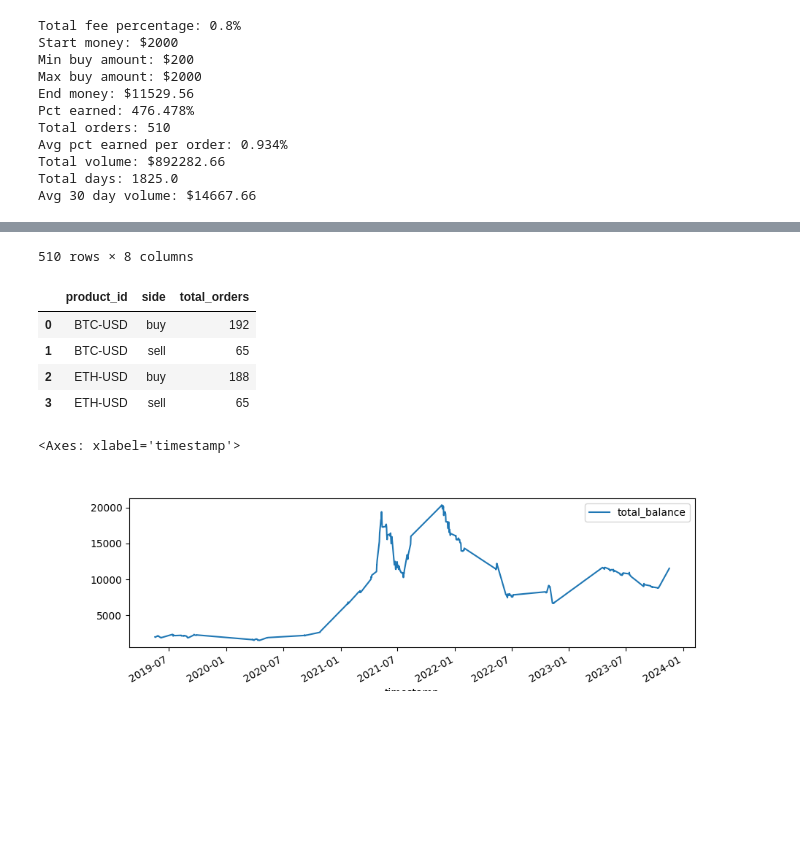
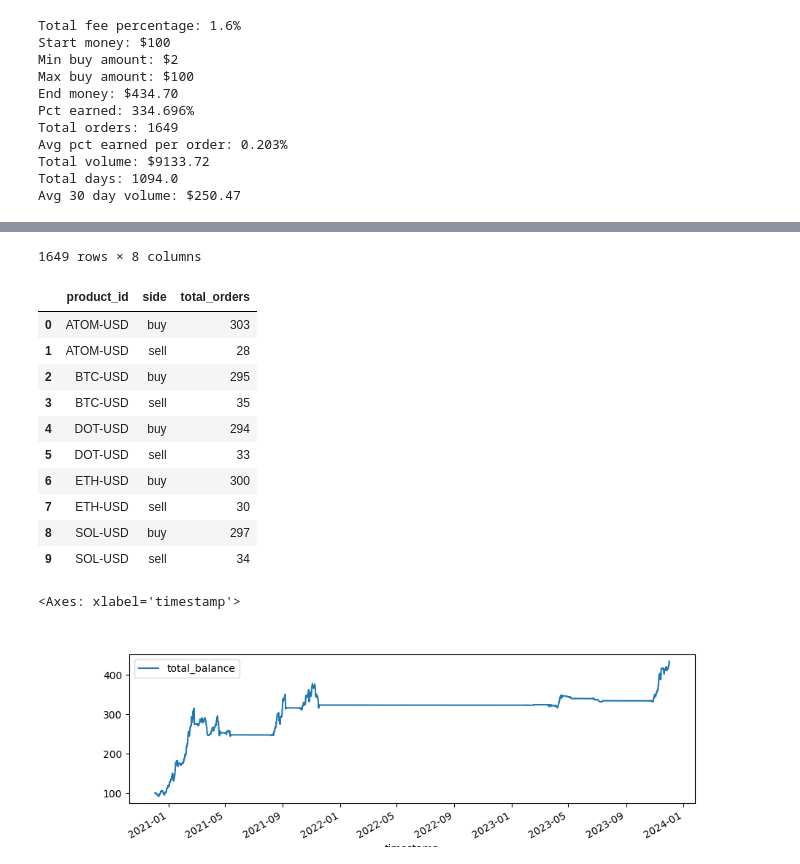
Before and after one commit to daneisburgh/invaas, a Jupyter notebook: notebooks/backtesting-test10.ipynb, the cells around one changed output, grey strips where cells are left out. Saved outputs shown, nothing was run; the diff lists cells and outputs as text; code cells hidden in the pictures; blank space fills up the shorter version.

```diff
--- a/notebooks/backtesting-test10.ipynb
+++ b/notebooks/backtesting-test10.ipynb
@@ -14,7 +14,8 @@ pd.options.display.max_rows = 100
 
 import notebook_utils
 
-product_ids = ["BTC-USD", "ETH-USD"]
+product_ids = ["ATOM-USD", "BTC-USD", "DOT-USD", "ETH-USD", "SOL-USD"]
+# product_ids = ["BTC-USD", "ETH-USD"]
 # %%
 def get_df_fear_greed_index():
     print("Retrieving historical fear and greed index")
@@ -31,7 +32,7 @@ def get_df_fear_greed_index():
 def get_df_history(product_id):
     print(f"Retrieving historical data for {product_id}")
 
-    df_history = yf.Ticker(product_id).history(interval="1d", period="5y")[:-1]
+    df_history = yf.Ticker(product_id).history(interval="1d", period="3y")[:-1]
     df_history.columns = map(str.lower, df_history.columns)
 
     timestamps = [pd.to_datetime(x, utc=True) for x in df_history.index.values]
@@ -125,5 +129,5 @@ plt.show()
 # %%
-fee_pct = 0.8
+fee_pct = 1.6
 p_keep = 1 - (fee_pct / 2 / 100)
 print(f"Total fee percentage: {fee_pct}%")
 
@@ -136,12 +140,12 @@ for product_id in product_ids:
     coins[product_id] = 0
     coins_hold[product_id] = 0
 
-money = 2000
+money = 100
 start_money = money
 print(f"Start money: ${start_money}")
 
-min_buy_amount = 200
-max_buy_amount = 2000
+min_buy_amount = 2
+max_buy_amount = 100
 print(f"Min buy amount: ${min_buy_amount}")
 print(f"Max buy amount: ${max_buy_amount}")
 
@@ -186,16 +190,19 @@ for index, row in df_final.iterrows():
     condition_factor = None
 
     if (
-        # row.fear_greed_index > 15
+        row.fear_greed_index > 60
+        # and row.fear_greed_index > row.fear_greed_index_min_30
+
         # and row.fear_greed_index < 90
         # row.fear_greed_index == row.fear_greed_index_min_30
         # money > len(product_ids)
 
-        # coins[product_id] * row.close < 1000
-        # and row.fear_greed_index < row.fear_greed_index_max_120
+        # and coins_hold[product_id] <= 7
+        and (coins[product_id] * row.close) < 1000
+        and money >= min_buy_amount
 
-        row.close_gradient_90 > row.close_gradient_min_90
-        and row.fear_greed_index_gradient_90 > row.fear_greed_index_gradient_min_90
+        # and row[f"close_gradient_{days}"] > 0
+        # and row[f"fear_greed_index_gradient_{days}"] > 0
 
         and pd.to_datetime(index, utc=True) != pd.to_datetime(df_final.index.values[-1], utc=True)
     ):
@@ -205,11 +212,12 @@ for index, row in df_final.iterrows():
 
     if condition_action == "buy":
         # condition_factor = (100 - row.fear_greed_index) / 100
-        condition_factor = 1
-        buy_amount = floor_value(money / len(product_ids) * condition_factor, 2)
+        # # # condition_factor = 1
+        # buy_amount = floor_value(money / len(product_ids) * condition_factor, 2)
+        # buy_amount = money / len(product_ids)
+        buy_amount = floor_value(money / len(product_ids) / 10, 2)
         buy_amount = buy_amount if buy_amount >= min_buy_amount else min_buy_amount
         buy_amount = buy_amount if buy_amount <= max_buy_amount else max_buy_amount
-        # buy_amount = 100
 
         if money >= buy_amount and buy_amount > 0:
             money -= buy_amount
@@ -231,11 +239,12 @@ for index, row in df_final.iterrows():
                     # "fear_greed_index_min_30": row.fear_greed_index_min_30
                 }
             )
-    elif condition_action == "sell" and coins[product_id] > 0:
+    elif condition_action == "sell":
         # condition_factor = row.fear_greed_index / 100
         condition_factor = 1
         sell_coins = floor_value(coins[product_id] * condition_factor, 8)
         coins[product_id] = coins[product_id] - sell_coins
+        coins_hold[product_id] = 0
         sell_amount = sell_coins * row.close * p_keep
 
         if sell_amount > 0:
@@ -256,6 +265,8 @@ for index, row in df_final.iterrows():
                     # "fear_greed_index_min_30": row.fear_greed_index_min_30
                 }
             )
+
+    coins_hold[product_id] += 1
 
 money += sum(
     [
@@ -296,16 +307,16 @@ df_orders[["total_balance"]].plot(figsize=(10, 3))
 # df_orders_scaled = df_orders[["total_balance", "fear_greed_index", "fear_greed_index_min_30"]]
 # df_orders_scaled = pd.DataFrame(scaler.fit_transform(df_orders_scaled.values), index=df_orders_scaled.index, columns=df_orders_scaled.columns).plot(figsize=(10, 3))
 # %% [output]
-Total fee percentage: 0.8%
-Start money: $2000
-Min buy amount: $200
-Max buy amount: $2000
-End money: $11529.56
-Pct earned: 476.478%
-Total orders: 510
-Avg pct earned per order: 0.934%
-Total volume: $892282.66
-Total days: 1825.0
-Avg 30 day volume: $14667.66
+Total fee percentage: 1.6%
+Start money: $100
+Min buy amount: $2
+Max buy amount: $100
+End money: $434.70
+Pct earned: 334.696%
+Total orders: 1649
+Avg pct earned per order: 0.203%
+Total volume: $9133.72
+Total days: 1094.0
+Avg 30 day volume: $250.47
 |  | product_id | side | amount | coins | value | money | total_balance | fear_greed_index |
 | timestamp |  |  |  |  |  |  |  |  |
@@ -323,8 +334,14 @@ Avg 30 day volume: $14667.66
-510 rows × 8 columns
+1649 rows × 8 columns
 |  | product_id | side | total_orders |
-| 0 | BTC-USD | buy | 192 |
-| 1 | BTC-USD | sell | 65 |
-| 2 | ETH-USD | buy | 188 |
-| 3 | ETH-USD | sell | 65 |
+| 0 | ATOM-USD | buy | 303 |
+| 1 | ATOM-USD | sell | 28 |
+| 2 | BTC-USD | buy | 295 |
+| 3 | BTC-USD | sell | 35 |
+| 4 | DOT-USD | buy | 294 |
+| 5 | DOT-USD | sell | 33 |
+| 6 | ETH-USD | buy | 300 |
+| 7 | ETH-USD | sell | 30 |
+| 8 | SOL-USD | buy | 297 |
+| 9 | SOL-USD | sell | 34 |
 <Axes: xlabel='timestamp'>
-[figure, old version]
+[figure, new version]
```
Also changed, not shown: parts of 5 cells of this notebook, 1 other file.
